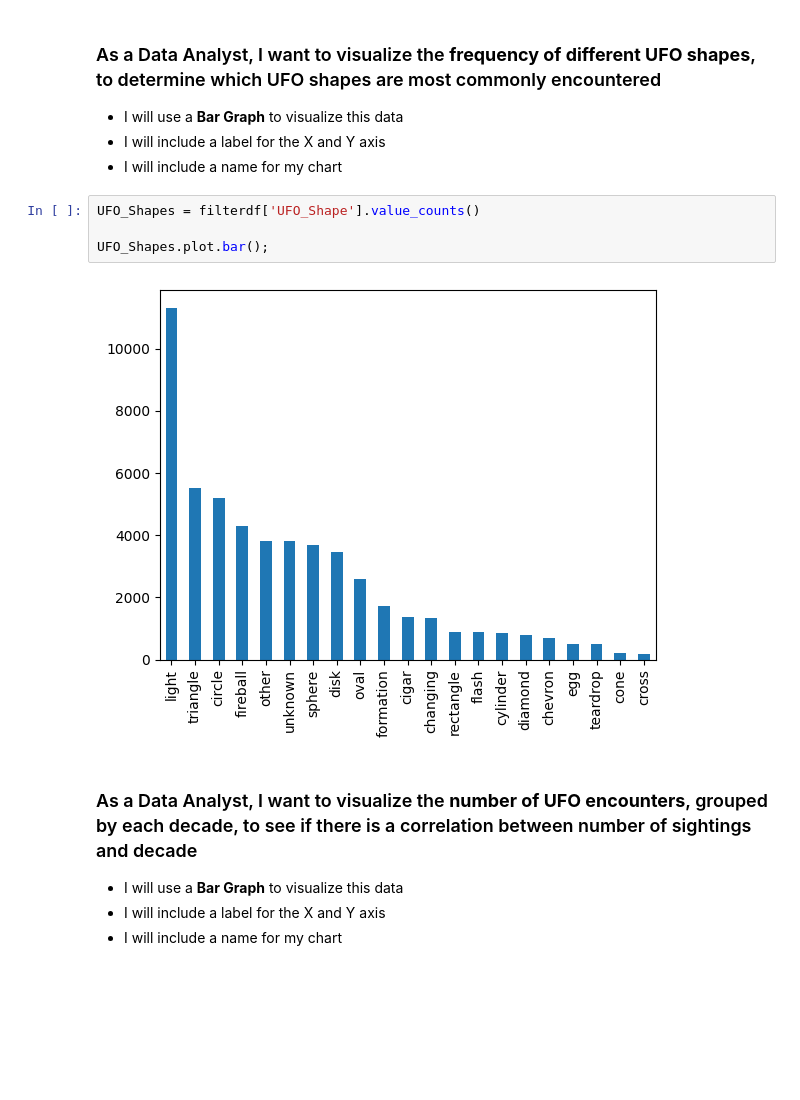
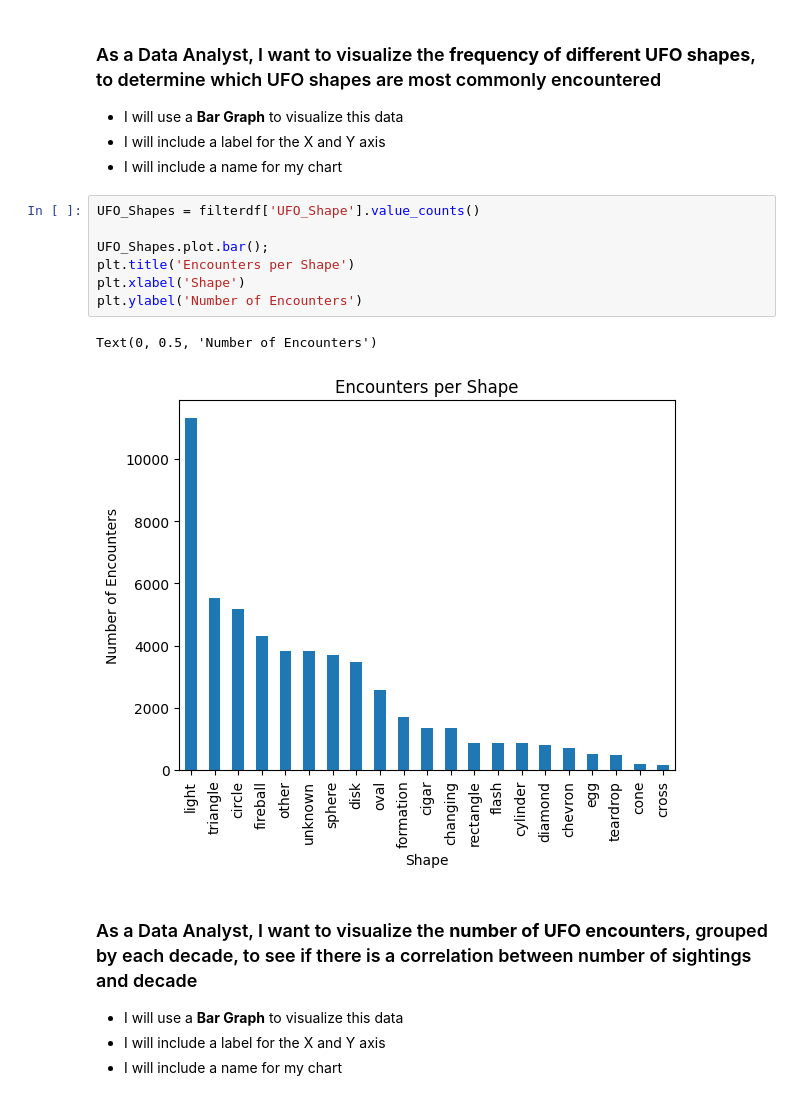
Before and after one commit to C-Skala/ata-Visualization-with-Matplotlib, a Jupyter notebook: Pandas_MatPlotLib_User_Stories.ipynb, the cells around one changed output. Drawn from its saved outputs; the diff is of its cells as text; blank space fills up the shorter version.

```diff
--- a/Pandas_MatPlotLib_User_Stories.ipynb
+++ b/Pandas_MatPlotLib_User_Stories.ipynb
@@ -123,9 +126,13 @@ filterdf['Month'].value_counts().sort_index().plot.bar()
 # %%
 UFO_Shapes = filterdf['UFO_Shape'].value_counts()
 
 UFO_Shapes.plot.bar();
+plt.title('Encounters per Shape')
+plt.xlabel('Shape')
+plt.ylabel('Number of Encounters')
 # %% [output]
+Text(0, 0.5, 'Number of Encounters')
-[figure, old version]
+[figure, new version]
 # %% [markdown]
 ### As a Data Analyst, I want to visualize the **number of UFO encounters**, grouped by each decade, to see if there is a correlation between number of sightings and decade
 * I will use a **Bar Graph** to visualize this data
```
Also changed, not shown: parts of 4 cells of this notebook.
